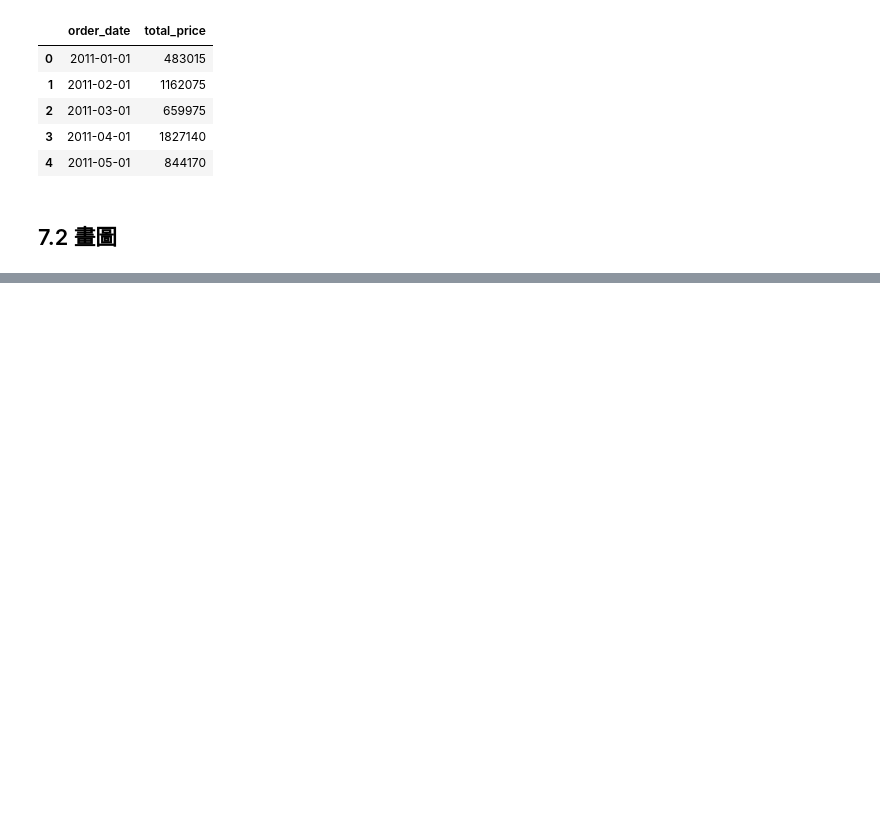
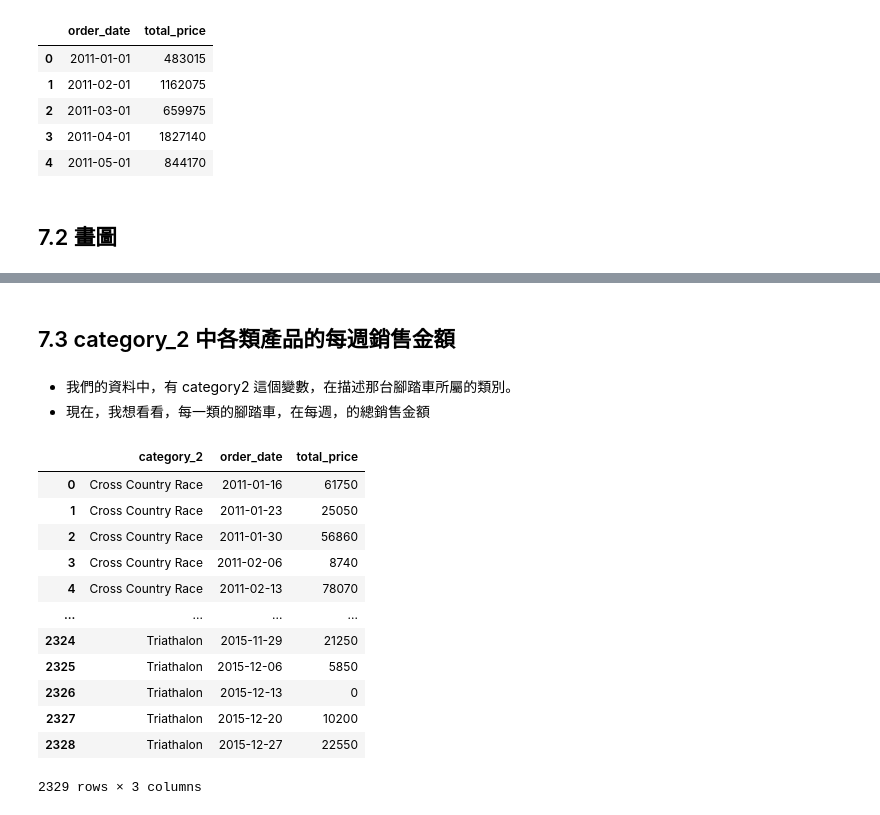
Before and after one commit to jimyanau/ds4b_101p, a Jupyter notebook: 01_jumpstart/01_sales_analysis.ipynb, the cells around one changed output, grey strips where cells are left out. Drawn from its saved outputs; the diff is of its cells as text; code cells hidden in the pictures; blank space fills up the shorter version.

```diff
--- a/01_jumpstart/01_sales_analysis.ipynb
+++ b/01_jumpstart/01_sales_analysis.ipynb
@@ -597,0 +593,27 @@ You should consider upgrading via the '/Users/hanklee/.pyenv/versions/3.8.0/bin/
+# %% [markdown]
+## 7.3 category_2 中各類產品的每週銷售金額
+# %% [markdown]
+* 我們的資料中，有 category2 這個變數，在描述那台腳踏車所屬的類別。
+* 現在，我想看看，每一類的腳踏車，在每週，的總銷售金額
+# %%
+sales_by_month_cat_2 = df[['order_date','category_2', 'total_price']] \
+    .set_index('order_date') \
+    .groupby('category_2') \
+    .resample(rule='W') \
+    .agg(func = {'total_price': np.sum}) \
+    .reset_index()
+sales_by_month_cat_2
+# %% [output]
+|  | category_2 | order_date | total_price |
+| 0 | Cross Country Race | 2011-01-16 | 61750 |
+| 1 | Cross Country Race | 2011-01-23 | 25050 |
+| 2 | Cross Country Race | 2011-01-30 | 56860 |
+| 3 | Cross Country Race | 2011-02-06 | 8740 |
+| 4 | Cross Country Race | 2011-02-13 | 78070 |
+| ... | ... | ... | ... |
+| 2324 | Triathalon | 2015-11-29 | 21250 |
+| 2325 | Triathalon | 2015-12-06 | 5850 |
+| 2326 | Triathalon | 2015-12-13 | 0 |
+| 2327 | Triathalon | 2015-12-20 | 10200 |
+| 2328 | Triathalon | 2015-12-27 | 22550 |
+2329 rows × 3 columns
```
Also changed, not shown: parts of 8 cells of this notebook, 2 other files.
